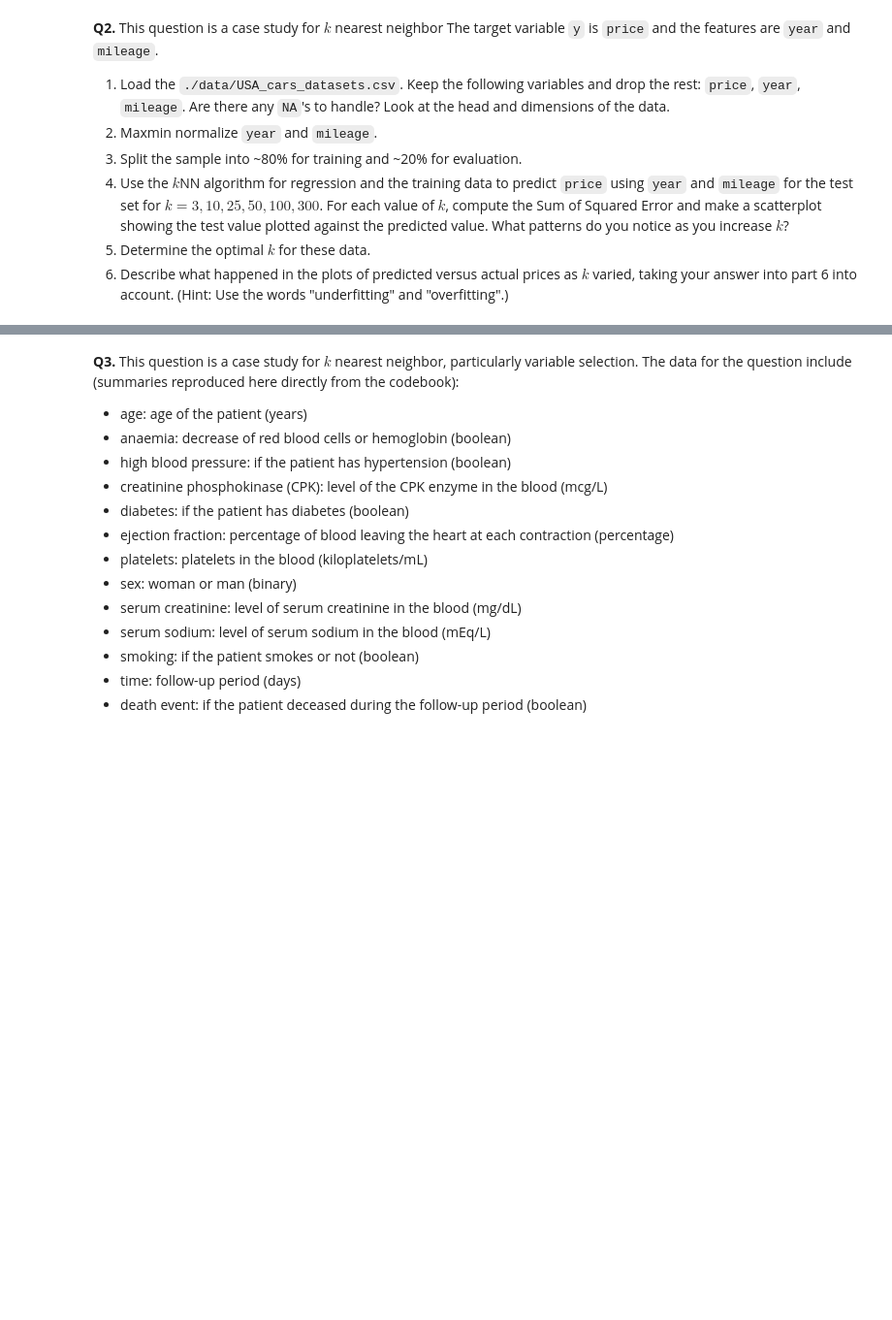
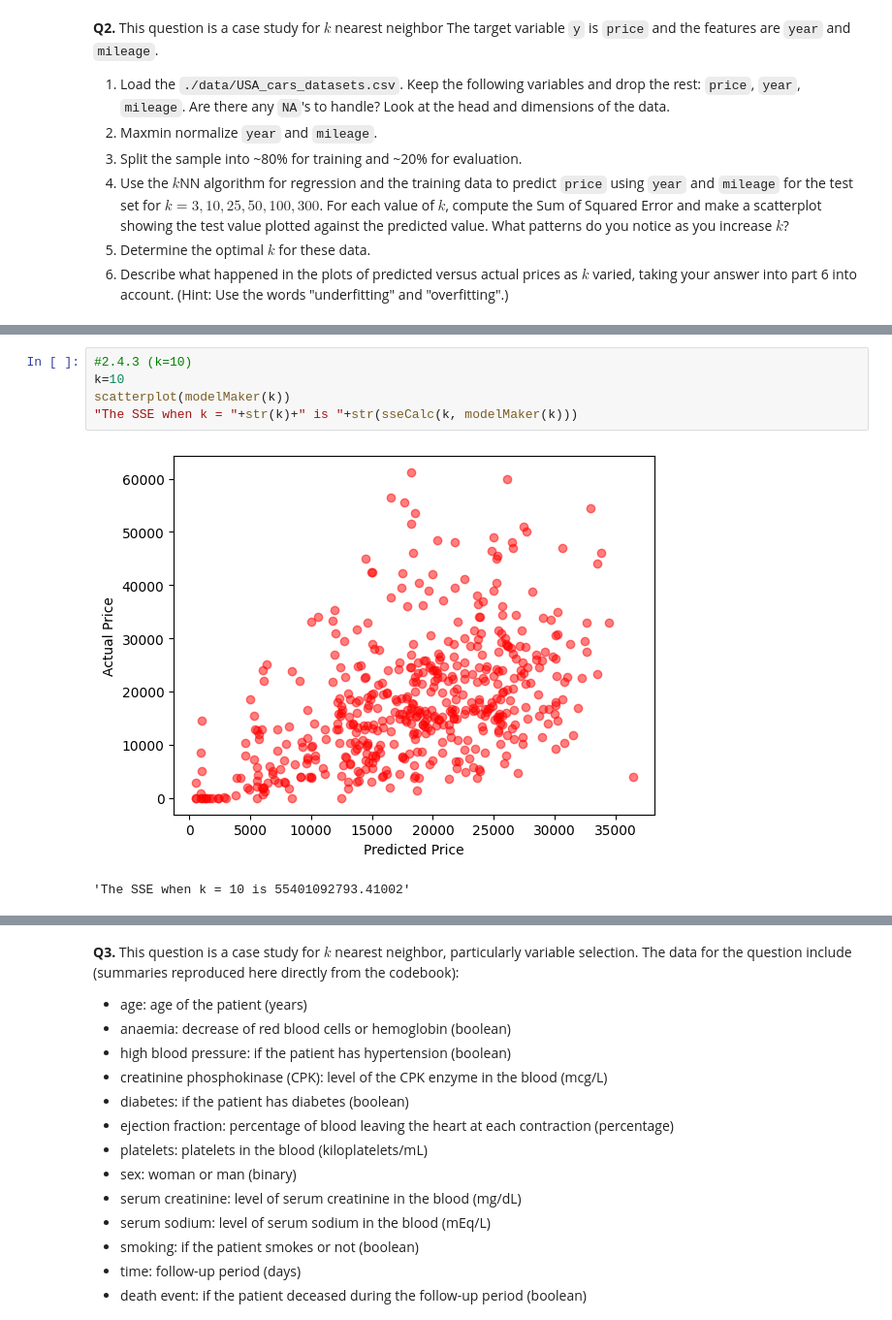
Before and after one commit to ShivamPatel26684/assignment3, a Jupyter notebook: assignment_knn_and_kmc.ipynb, the cells around one changed output, grey strips where cells are left out. Shown at 97% size. Cells and saved outputs as stored; diff of their text form; blank space fills up the shorter version.

```diff
--- a/assignment_knn_and_kmc.ipynb
+++ b/assignment_knn_and_kmc.ipynb
@@ -256,0 +333,8 @@ The model make more accurate predictions for males than for females. Looking at
+# %%
+#2.4.3 (k=10)
+k=10
+scatterplot(modelMaker(k))
+"The SSE when k = "+str(k)+" is "+str(sseCalc(k, modelMaker(k)))
+# %% [output]
+[figure, added]
+'The SSE when k = 10 is 55401092793.41002'
```
Also changed, not shown: parts of 16 cells of this notebook.
